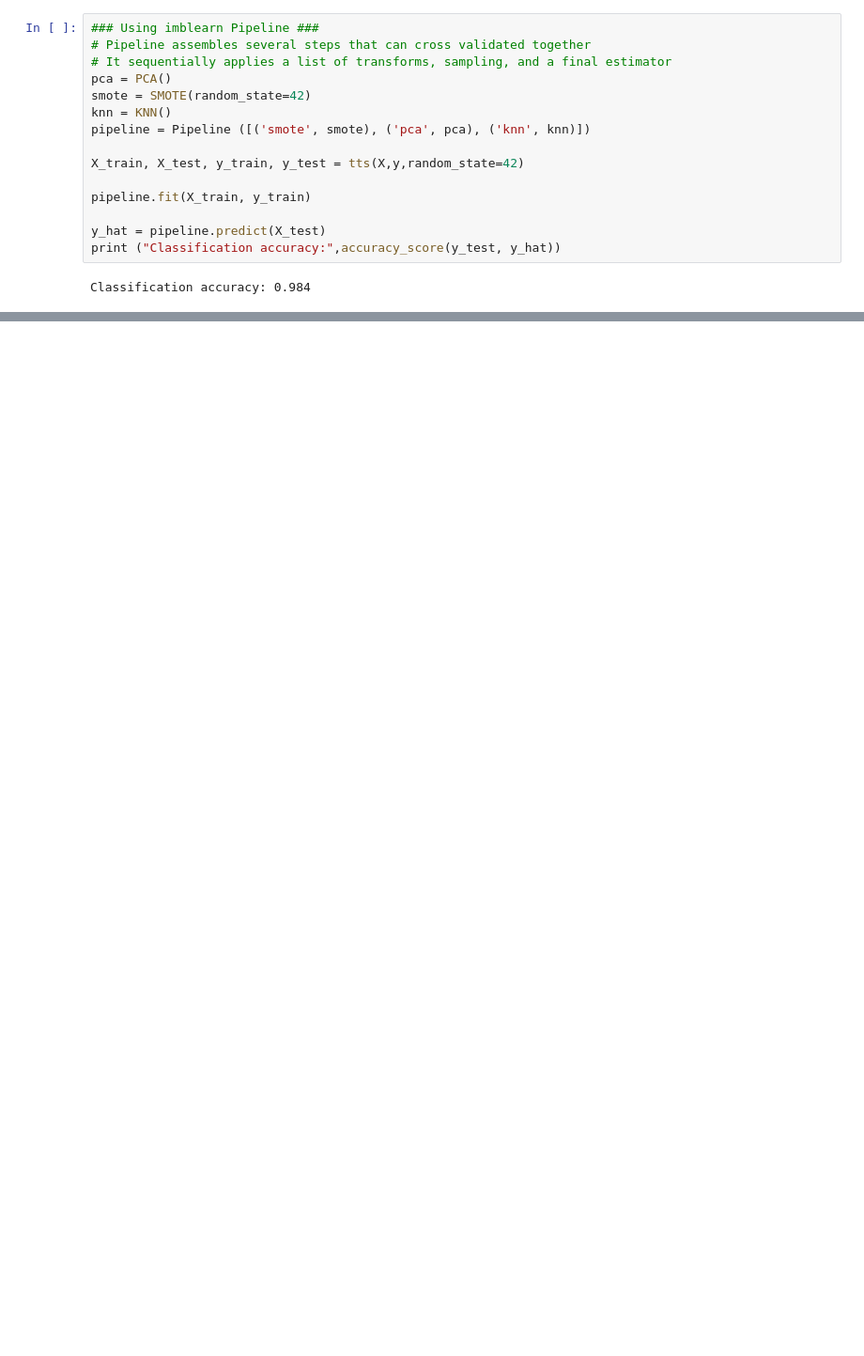
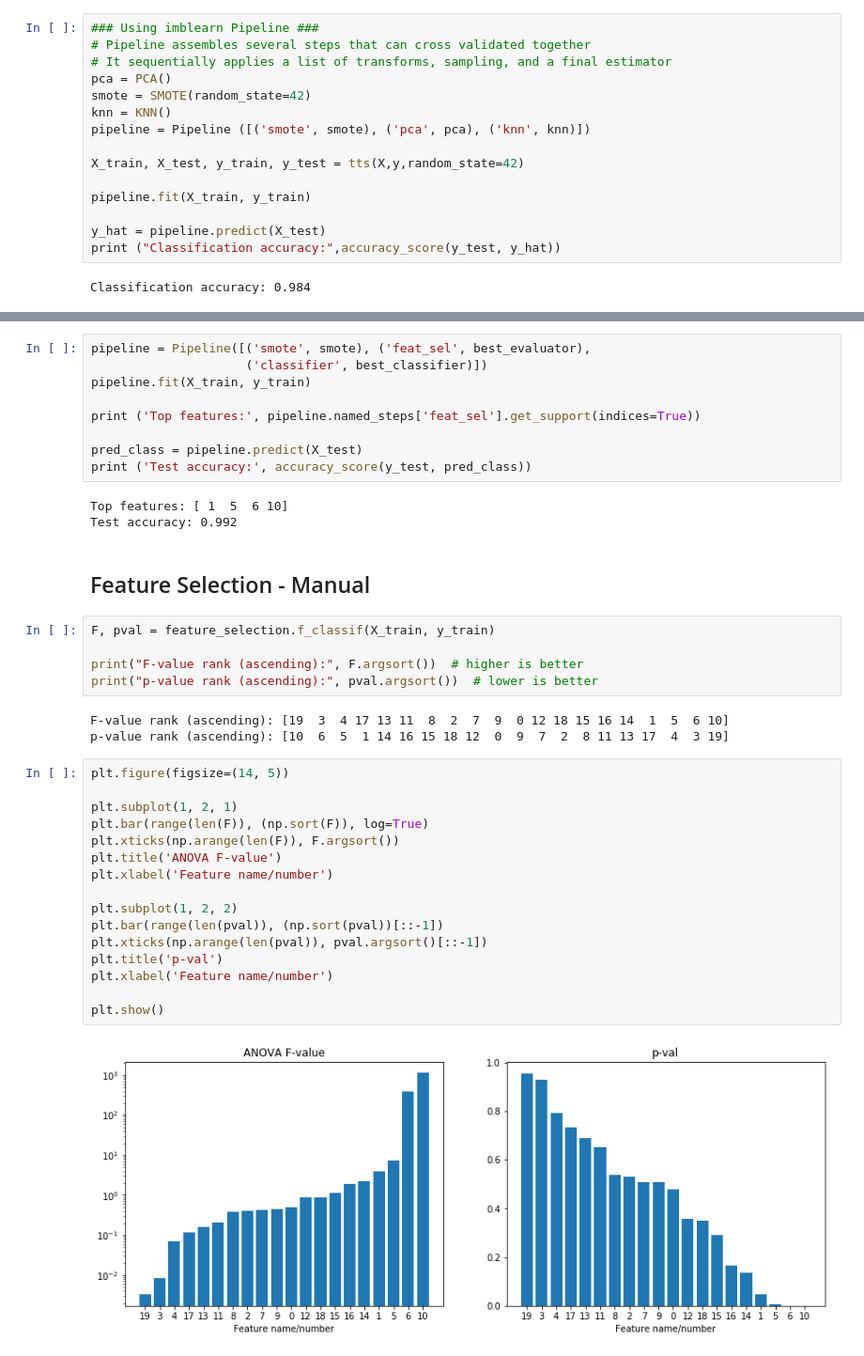
Before and after one commit to prasanth-ntu/prasanth-ntu.github.io, a Jupyter notebook: html/ML-Course/Imblearn-Introduction/imblearn_intro_notes.ipynb, the cells around one changed output, grey strips where cells are left out. Shown at 94% size. Saved outputs shown, nothing was run; the diff lists cells and outputs as text; blank space fills up the shorter version.

```diff
--- a/html/ML-Course/Imblearn-Introduction/imblearn_intro_notes.ipynb
+++ b/html/ML-Course/Imblearn-Introduction/imblearn_intro_notes.ipynb
@@ -84,0 +142,40 @@ para_steps1,.bcdfgipsw[]
+# %%
+pipeline = Pipeline([('smote', smote), ('feat_sel', best_evaluator),
+                     ('classifier', best_classifier)])
+pipeline.fit(X_train, y_train)
+
+print ('Top features:', pipeline.named_steps['feat_sel'].get_support(indices=True))
+
+pred_class = pipeline.predict(X_test)
+print ('Test accuracy:', accuracy_score(y_test, pred_class))
+# %% [output]
+Top features: [ 1  5  6 10]
+Test accuracy: 0.992
+# %% [markdown]
+## Feature Selection - Manual
+# %%
+F, pval = feature_selection.f_classif(X_train, y_train)
+
+print("F-value rank (ascending):", F.argsort())  # higher is better
+print("p-value rank (ascending):", pval.argsort())  # lower is better
+# %% [output]
+F-value rank (ascending): [19  3  4 17 13 11  8  2  7  9  0 12 18 15 16 14  1  5  6 10]
+p-value rank (ascending): [10  6  5  1 14 16 15 18 12  0  9  7  2  8 11 13 17  4  3 19]
+# %%
+plt.figure(figsize=(14, 5))
+
+plt.subplot(1, 2, 1)
+plt.bar(range(len(F)), (np.sort(F)), log=True)
+plt.xticks(np.arange(len(F)), F.argsort())
+plt.title('ANOVA F-value')
+plt.xlabel('Feature name/number')
+
+plt.subplot(1, 2, 2)
+plt.bar(range(len(pval)), (np.sort(pval))[::-1])
+plt.xticks(np.arange(len(pval)), pval.argsort()[::-1])
+plt.title('p-val')
+plt.xlabel('Feature name/number')
+
+plt.show()
+# %% [output]
+[figure, added]
```
Also changed, not shown: parts of 13 cells of this notebook, 1 other file.
